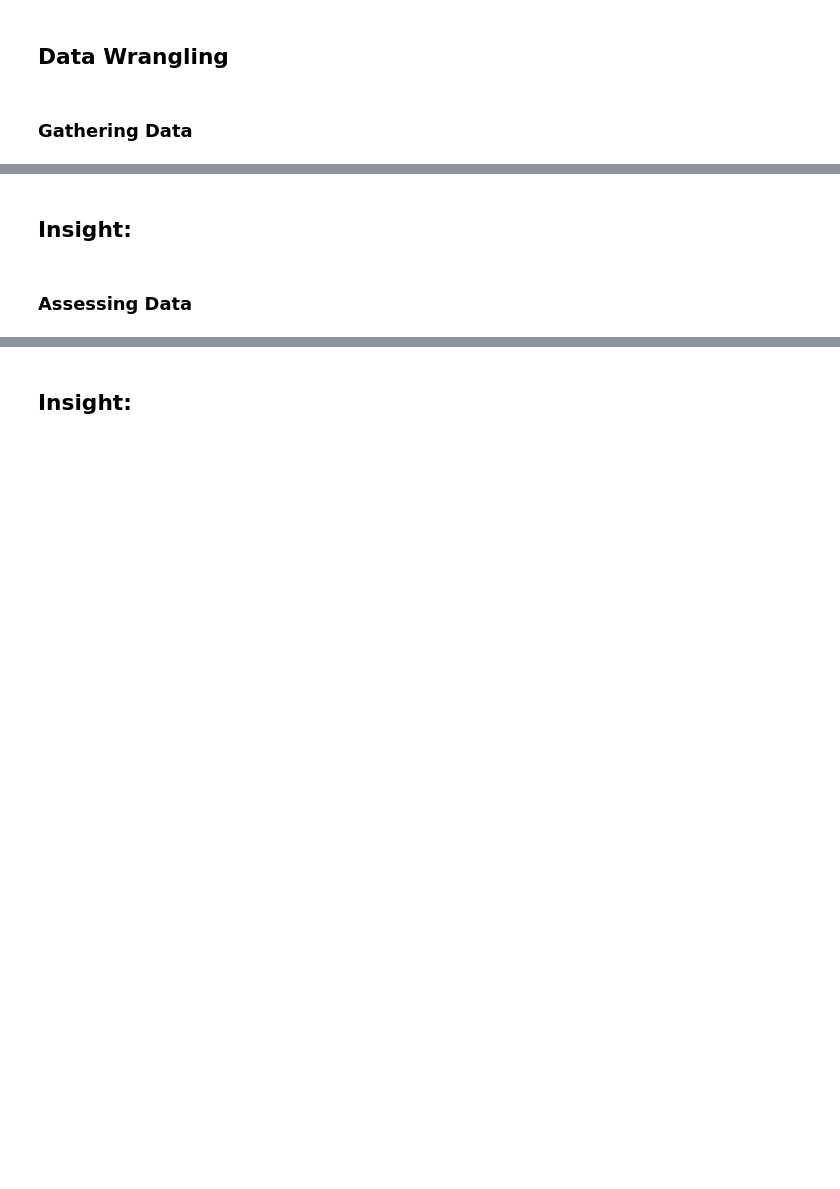
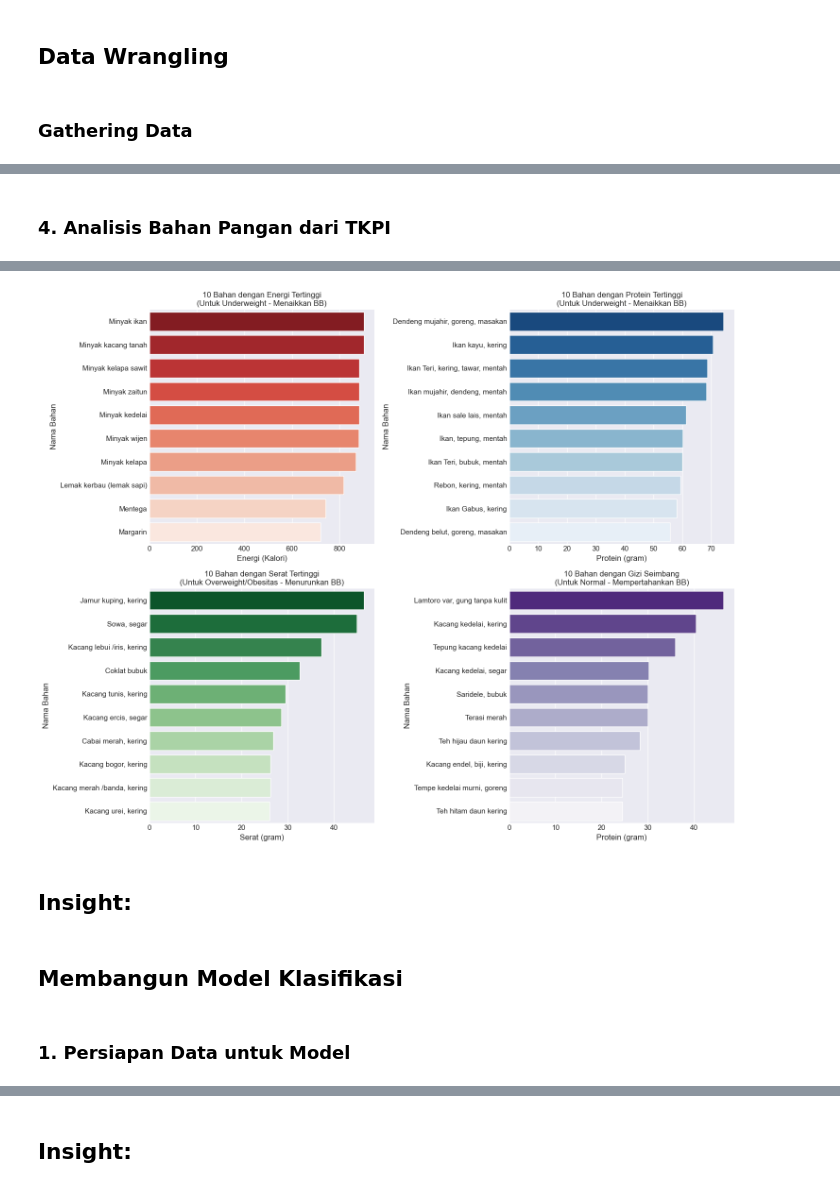
Before and after one commit to FAA2k5/MBG-Smart-Plate, a Jupyter notebook: notebook.ipynb, the cells around one changed output, grey strips where cells are left out. Drawn from its saved outputs; the diff is of its cells as text; code cells hidden in the pictures; blank space fills up the shorter version.

```diff
--- a/notebook.ipynb
+++ b/notebook.ipynb
@@ -67,0 +383,71 @@ df_tkpi.head()
+# %% [markdown]
+### 4. Analisis Bahan Pangan dari TKPI
+# %%
+# Kategori 1: Underweight (Membutuhkan Kalori dan Protein Tinggi)
+print("\nKategori 1: Underweight")
+top_energy = df_tkpi_clean.nlargest(10, 'ENERGI (Kal)')[['NAMA BAHAN', 'ENERGI (Kal)', 'PROTEIN (g)', 'LEMAK (g)', 'KH (g)']]
+top_protein = df_tkpi_clean.nlargest(10, 'PROTEIN (g)')[['NAMA BAHAN', 'ENERGI (Kal)', 'PROTEIN (g)', 'LEMAK (g)', 'KH (g)']]
+
+print("\n10 Bahan dengan Energi Tertinggi:")
+print(top_energy.to_string(index=False))
+
+print("\n10 Bahan dengan Protein Tertinggi:")
+print(top_protein.to_string(index=False))
+
+
+# Kategori 2: Overweight (Membutuhkan Serat dan Protein Rendah Lemak)
+print("\nKategori 2: Overweight")
+top_fiber = df_tkpi_clean.nlargest(10, 'SERAT (g)')[['NAMA BAHAN', 'ENERGI (Kal)', 'SERAT (g)', 'PROTEIN (g)', 'LEMAK (g)']]
+low_fat_protein = df_tkpi_clean[(df_tkpi_clean['LEMAK (g)'] < 10) & (df_tkpi_clean['PROTEIN (g)'] > 10)].nlargest(10, 'PROTEIN (g)')[['NAMA BAHAN', 'PROTEIN (g)', 'LEMAK (g)', 'ENERGI (Kal)']]
+
+print("\n10 Bahan dengan Serat Tertinggi:")
+print(top_fiber.to_string(index=False))
+
+print("\n10 Bahan Protein Tinggi & Rendah Lemak (<10g lemak):")
+print(low_fat_protein.to_string(index=False))
+
+
+# Kategori 3: Normal (Menu Seimbang - Kombinasi Lengkap)
+print("\nKategori 3: Normal")
+# Bahan dengan gizi seimbang (protein cukup, energi sedang, serat cukup)
+seimbang = df_tkpi_clean[
+    (df_tkpi_clean['PROTEIN (g)'] > 5) &
+    (df_tkpi_clean['ENERGI (Kal)'] > 50) &
+    (df_tkpi_clean['ENERGI (Kal)'] < 400) &
+    (df_tkpi_clean['SERAT (g)'] > 2)
+].nlargest(10, 'PROTEIN (g)')[['NAMA BAHAN', 'PROTEIN (g)', 'ENERGI (Kal)', 'SERAT (g)', 'LEMAK (g)']]
+
+print("\n10 Bahan dengan Gizi Seimbang (Protein cukup, Energi sedang, Ada Serat):")
+print(seimbang.to_string(index=False))
+
+
+# Visualisasi
+fig, axes = plt.subplots(2, 2, figsize=(15, 12))
+
+# Plot 1: Top 10 Energi Tertinggi (Underweight)
+sns.barplot(data=top_energy, x='ENERGI (Kal)', y='NAMA BAHAN', ax=axes[0,0], palette='Reds_r')
+axes[0,0].set_title('10 Bahan dengan Energi Tertinggi\n(Untuk Underweight - Menaikkan BB)', fontsize=12)
+axes[0,0].set_xlabel('Energi (Kalori)')
+axes[0,0].set_ylabel('Nama Bahan')
+
+# Plot 2: Top 10 Protein Tertinggi (Underweight)
+sns.barplot(data=top_protein, x='PROTEIN (g)', y='NAMA BAHAN', ax=axes[0,1], palette='Blues_r')
+axes[0,1].set_title('10 Bahan dengan Protein Tertinggi\n(Untuk Underweight - Menaikkan BB)', fontsize=12)
+axes[0,1].set_xlabel('Protein (gram)')
+axes[0,1].set_ylabel('Nama Bahan')
+
+# Plot 3: Top 10 Serat Tertinggi (Overweight/Obesitas)
+sns.barplot(data=top_fiber, x='SERAT (g)', y='NAMA BAHAN', ax=axes[1,0], palette='Greens_r')
+axes[1,0].set_title('10 Bahan dengan Serat Tertinggi\n(Untuk Overweight/Obesitas - Menurunkan BB)', fontsize=12)
+axes[1,0].set_xlabel('Serat (gram)')
+axes[1,0].set_ylabel('Nama Bahan')
+
+# Plot 4: Top 10 Bahan Seimbang (Normal)
+sns.barplot(data=seimbang, x='PROTEIN (g)', y='NAMA BAHAN', ax=axes[1,1], palette='Purples_r')
+axes[1,1].set_title('10 Bahan dengan Gizi Seimbang\n(Untuk Normal - Mempertahankan BB)', fontsize=12)
+axes[1,1].set_xlabel('Protein (gram)')
+axes[1,1].set_ylabel('Nama Bahan')
+
+plt.tight_layout()
+plt.show()
+# %% [output]
@@ -68,5 +471,8 @@ df_tkpi.head()
+[figure, added]
 # %% [markdown]
 **Insight:**
 -
-# %% [markdown]
-### Assessing Data
+# %% [markdown]
+## Membangun Model Klasifikasi
+# %% [markdown]
+### 1. Persiapan Data untuk Model
```
Also changed, not shown: parts of 47 cells of this notebook.
